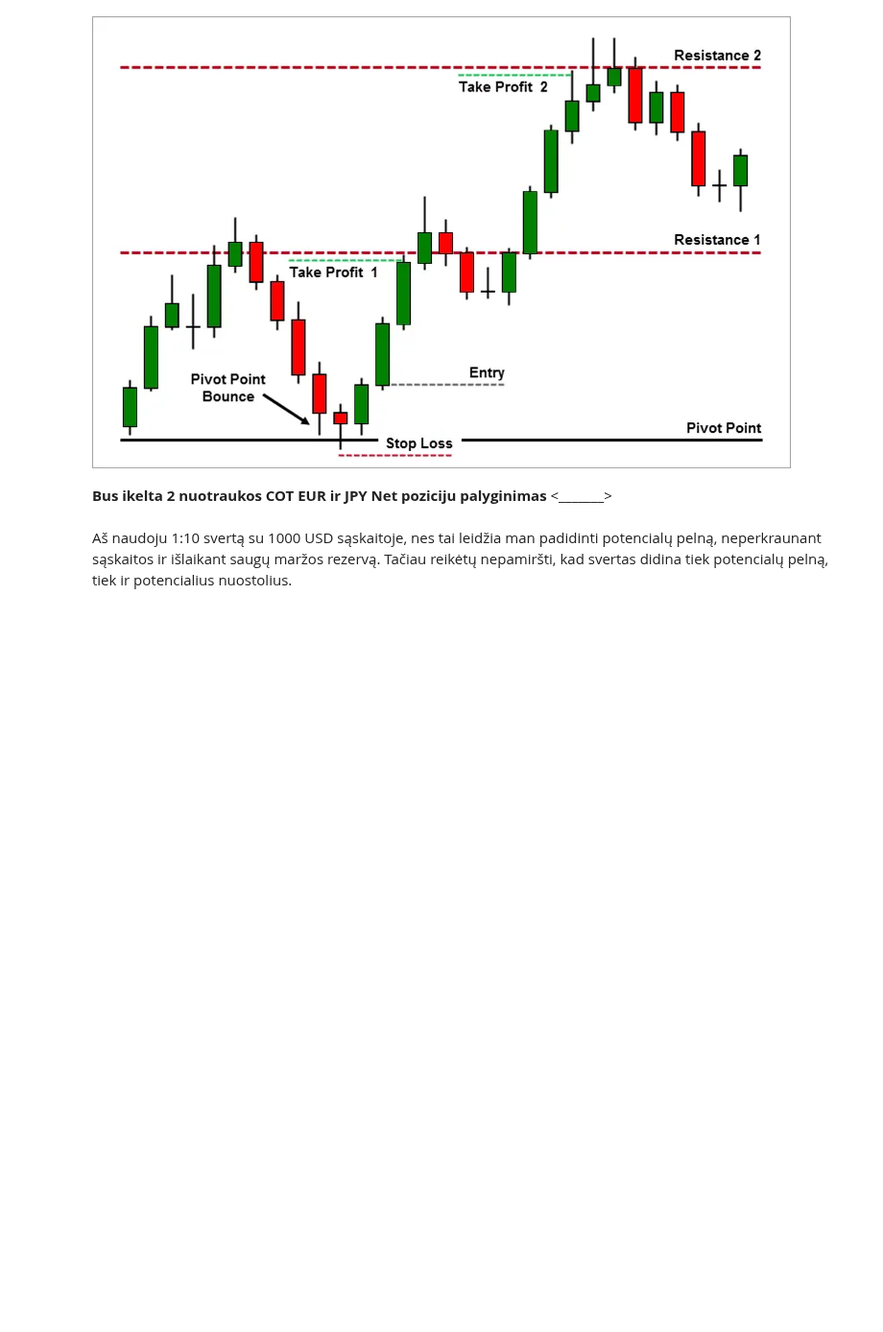
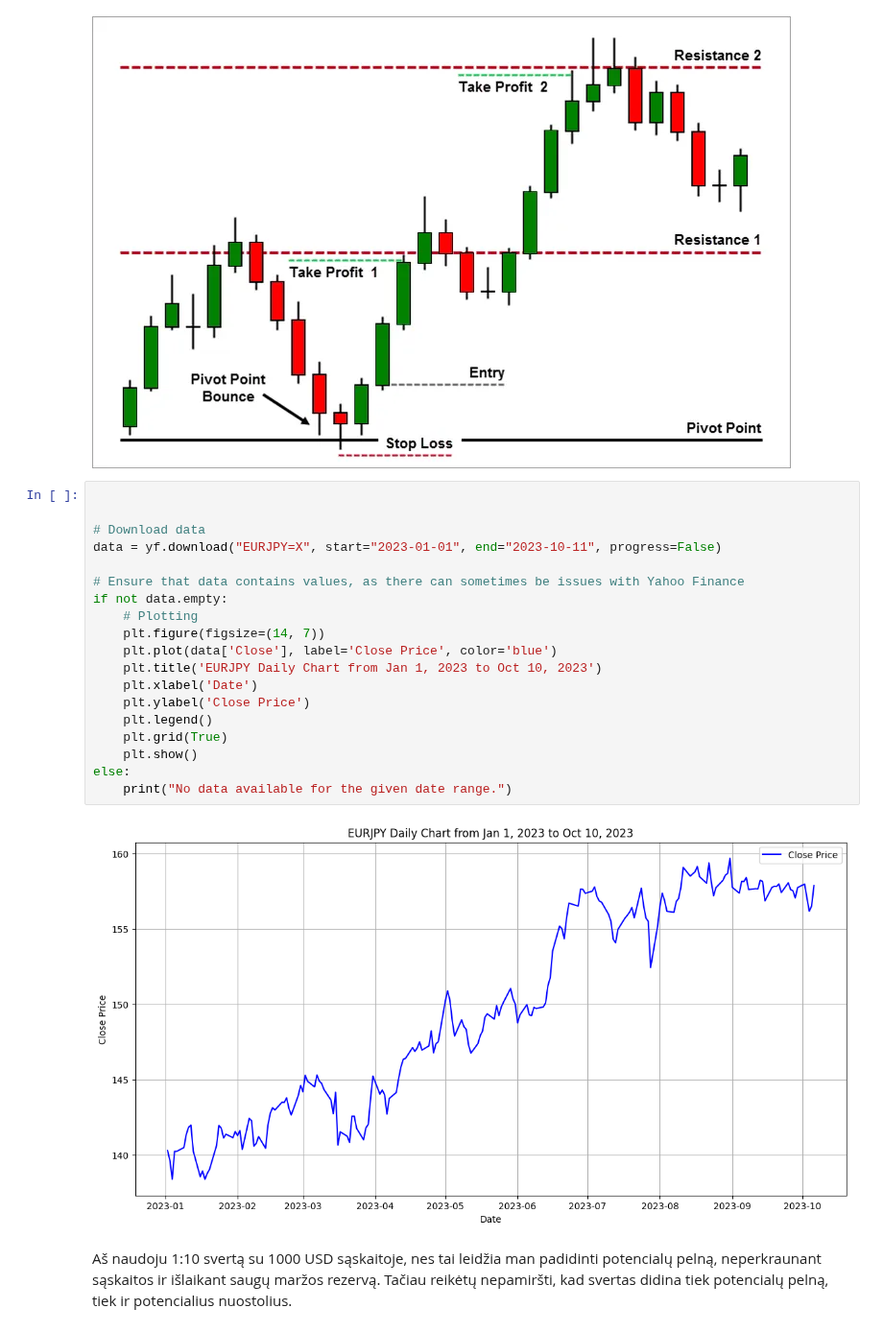
Before and after one commit to H-zx3/Projektas_FX, a Jupyter notebook: Strategy-1.ipynb, the cells around one changed output. Shown at 96% size. Saved outputs shown, nothing was run; the diff lists cells and outputs as text; blank space fills up the shorter version.

```diff
--- a/Strategy-1.ipynb
+++ b/Strategy-1.ipynb
@@ -37,9 +55,27 @@ img.save(png_image_path, 'PNG')
 display(PILImage.open(png_image_path))
 # %% [output]
 [figure]
-# %% [markdown]
-**Bus ikelta 2 nuotraukos COT EUR ir JPY Net poziciju palyginimas**
-<_______>
+# %%
+
+
+# Download data
+data = yf.download("EURJPY=X", start="2023-01-01", end="2023-10-11", progress=False)
+
+# Ensure that data contains values, as there can sometimes be issues with Yahoo Finance
+if not data.empty:
+    # Plotting
+    plt.figure(figsize=(14, 7))
+    plt.plot(data['Close'], label='Close Price', color='blue')
+    plt.title('EURJPY Daily Chart from Jan 1, 2023 to Oct 10, 2023')
+    plt.xlabel('Date')
+    plt.ylabel('Close Price')
+    plt.legend()
+    plt.grid(True)
+    plt.show()
+else:
+    print("No data available for the given date range.")
+# %% [output]
+[figure, added]
 # %% [markdown]
 Aš naudoju 1:10 svertą su 1000 USD sąskaitoje, nes tai leidžia man padidinti potencialų pelną, neperkraunant sąskaitos ir išlaikant saugų maržos
 rezervą. Tačiau reikėtų nepamiršti, kad svertas didina tiek potencialų pelną, tiek ir potencialius nuostolius.
```
Also changed, not shown: parts of 7 cells of this notebook.
